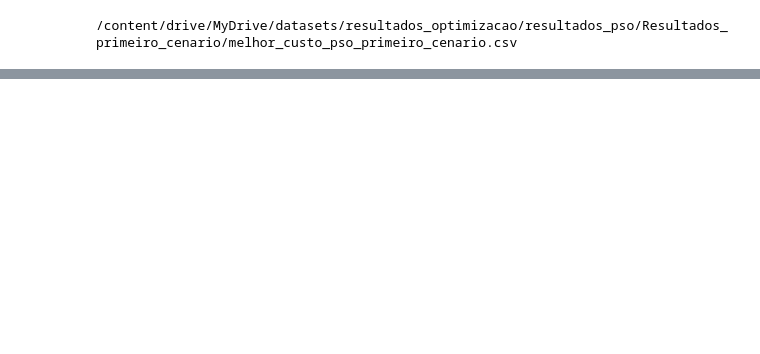
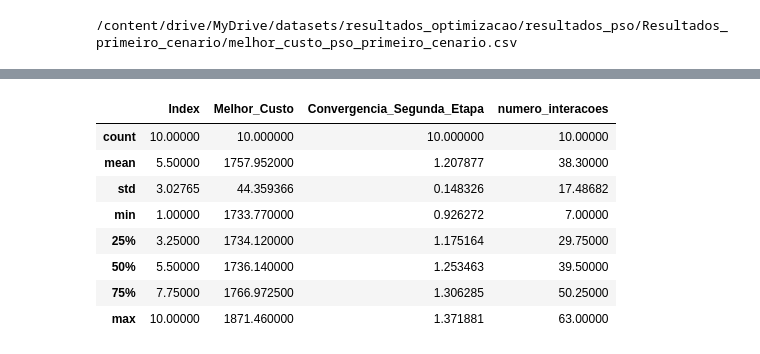
Before and after one commit to uervitonsantos/Otimizacao-Politicaca-Manutencao-Preventiva-Imperfeita, a Jupyter notebook: Algoritmo_PSO_para_otimização_de_custo_de_manutenção_preventiva_v15.ipynb, the cells around one changed output, grey strips where cells are left out. Saved outputs shown, nothing was run; the diff lists cells and outputs as text; code cells hidden in the pictures; blank space fills up the shorter version.

```diff
--- a/Algoritmo_PSO_para_otimização_de_custo_de_manutenção_preventiva_v15.ipynb
+++ b/Algoritmo_PSO_para_otimização_de_custo_de_manutenção_preventiva_v15.ipynb
@@ -937,0 +1104,12 @@ dados.describe()
+# %%
+dados.describe()
+# %% [output]
+|  | Index | Melhor_Custo | Convergencia_Segunda_Etapa | numero_interacoes |
+| count | 10.00000 | 10.000000 | 10.000000 | 10.00000 |
+| mean | 5.50000 | 1757.952000 | 1.207877 | 38.30000 |
+| std | 3.02765 | 44.359366 | 0.148326 | 17.48682 |
+| min | 1.00000 | 1733.770000 | 0.926272 | 7.00000 |
+| 25% | 3.25000 | 1734.120000 | 1.175164 | 29.75000 |
+| 50% | 5.50000 | 1736.140000 | 1.253463 | 39.50000 |
+| 75% | 7.75000 | 1766.972500 | 1.306285 | 50.25000 |
+| max | 10.00000 | 1871.460000 | 1.371881 | 63.00000 |
```
Also changed, not shown: parts of 26 cells of this notebook.
